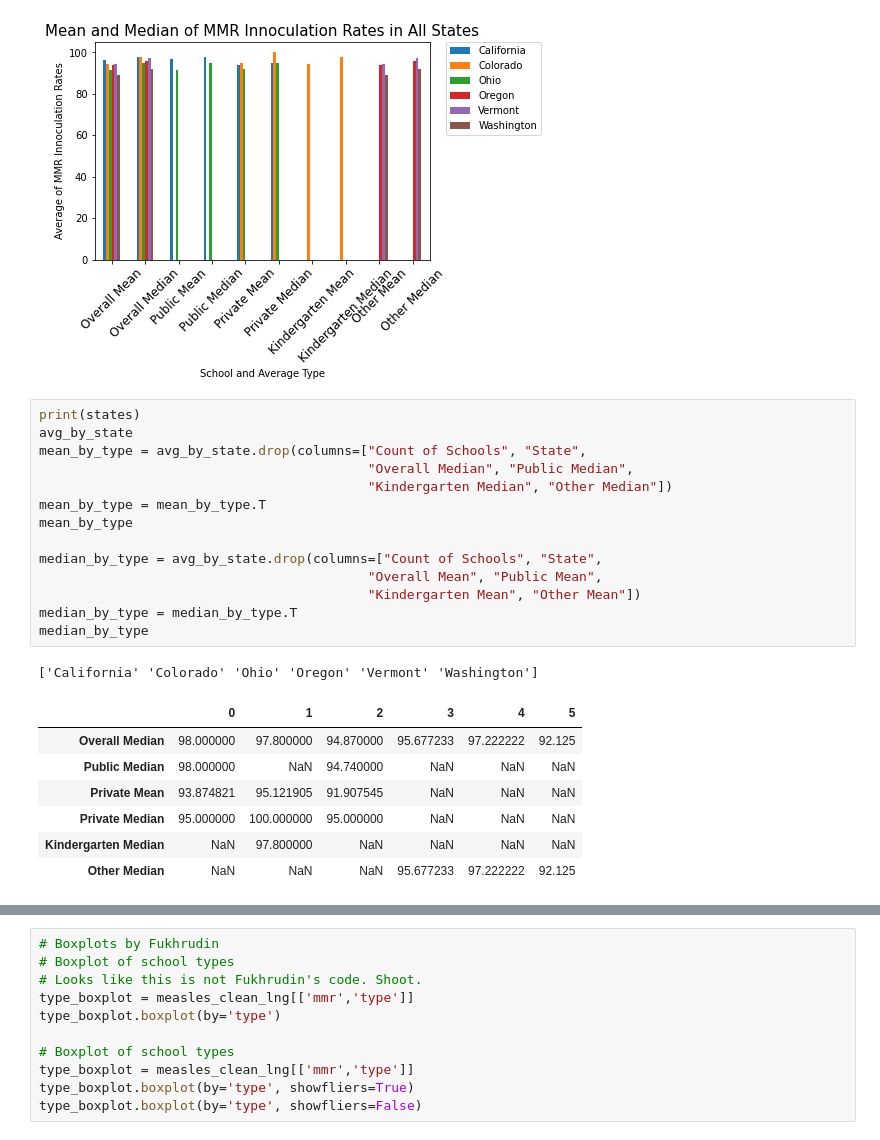
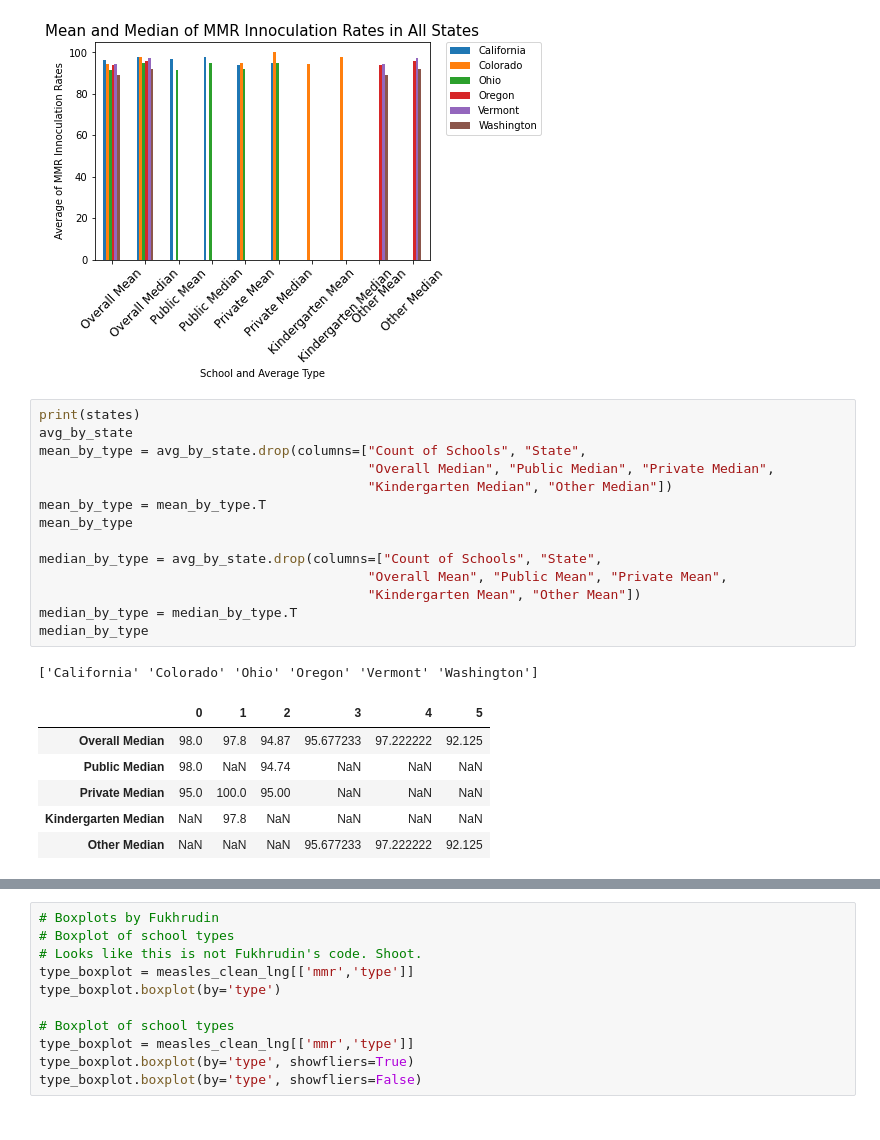
Before and after one commit to mel-c-lowe/UMN_Bootcamp_Project_One, a Jupyter notebook: MMR Vaccinations Trends.ipynb, the cells around one changed output, grey strips where cells are left out. Cells and saved outputs as stored; diff of their text form.

```diff
--- a/MMR Vaccinations Trends.ipynb
+++ b/MMR Vaccinations Trends.ipynb
@@ -497,25 +497,24 @@ plt.show()
 # %%
 print(states)
 avg_by_state
 mean_by_type = avg_by_state.drop(columns=["Count of Schools", "State",
-                                          "Overall Median", "Public Median",
+                                          "Overall Median", "Public Median", "Private Median",
                                           "Kindergarten Median", "Other Median"])
 mean_by_type = mean_by_type.T
 mean_by_type
 
 median_by_type = avg_by_state.drop(columns=["Count of Schools", "State",
-                                          "Overall Mean", "Public Mean",
+                                          "Overall Mean", "Public Mean", "Private Mean",
                                           "Kindergarten Mean", "Other Mean"])
 median_by_type = median_by_type.T
 median_by_type
 # %% [output]
 ['California' 'Colorado' 'Ohio' 'Oregon' 'Vermont' 'Washington']
 |  | 0 | 1 | 2 | 3 | 4 | 5 |
-| Overall Median | 98.000000 | 97.800000 | 94.870000 | 95.677233 | 97.222222 | 92.125 |
-| Public Median | 98.000000 | NaN | 94.740000 | NaN | NaN | NaN |
-| Private Mean | 93.874821 | 95.121905 | 91.907545 | NaN | NaN | NaN |
-| Private Median | 95.000000 | 100.000000 | 95.000000 | NaN | NaN | NaN |
-| Kindergarten Median | NaN | 97.800000 | NaN | NaN | NaN | NaN |
+| Overall Median | 98.0 | 97.8 | 94.87 | 95.677233 | 97.222222 | 92.125 |
+| Public Median | 98.0 | NaN | 94.74 | NaN | NaN | NaN |
+| Private Median | 95.0 | 100.0 | 95.00 | NaN | NaN | NaN |
+| Kindergarten Median | NaN | 97.8 | NaN | NaN | NaN | NaN |
 | Other Median | NaN | NaN | NaN | 95.677233 | 97.222222 | 92.125 |
 # %%
 # Chart of Mean by type
```
Also changed, not shown: parts of 4 cells of this notebook.
